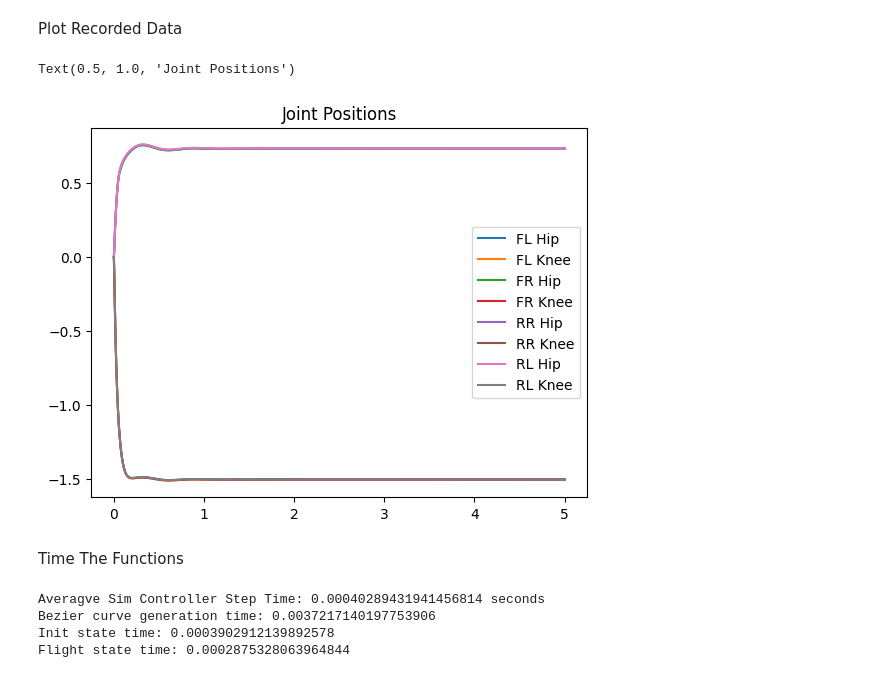
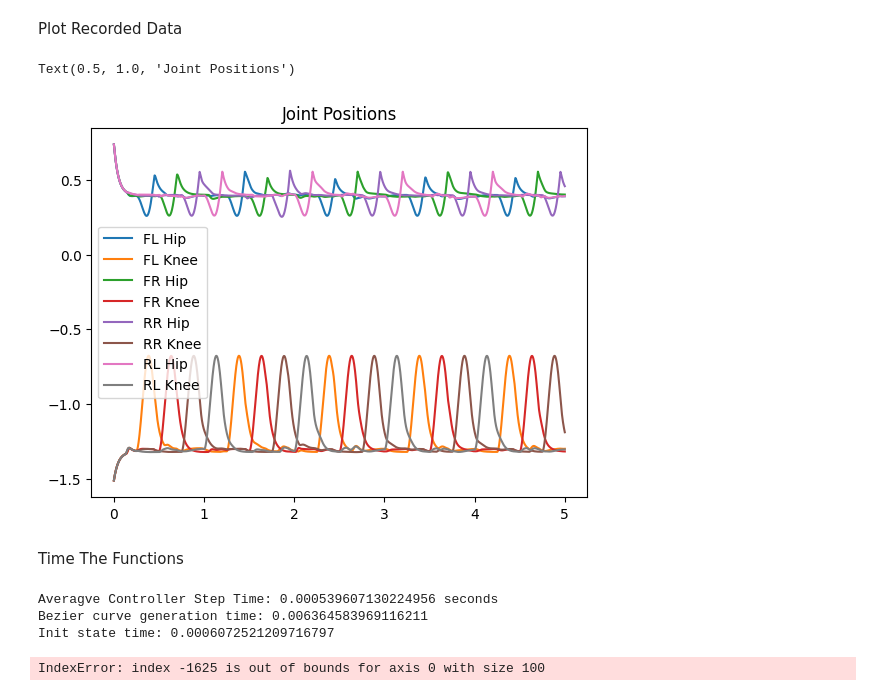
Before and after one commit to jack33001/.vscode, a Jupyter notebook: main.ipynb, the cells around one changed output. Cells and saved outputs as stored; diff of their text form; code cells hidden in the pictures.

Commit message:
Mr roboto has taken his first steps

```diff
--- a/main.ipynb
+++ b/main.ipynb
@@ -33,7 +34,7 @@ camera.azimuth = 30
 # model configuration
 model.opt.gravity = (0, 0, -9.81)   # set simulation gravity
 model.opt.integrator = 3            # select integrator (0 = Euler, 1 = implicitfast, 2 = implicit, 3 = rk4)
-model.opt.timestep = .002           # set timestep
+model.opt.timestep = .001           # set timestep
 # %% [markdown]
 ## Define functions for running the robot's controllers
 
@@ -58,6 +59,7 @@ def abs_to_model(abs_pos):
     return mod_pos
 # %%
 # create the controller objects
+gait_scheduler = gs.gait_scheduler()
 fr_leg = con.leg_controller()
 fl_leg = con.leg_controller()
 rr_leg = con.leg_controller()
@@ -69,16 +71,18 @@ def update_controller(model,data):
     curr_pos = model_to_abs(data.qpos[1:])
 
     # run gait scheduling layer
+    gait_scheduler.time = data.time
+    gait_scheduler.fixed_time_walk(fr_leg,fl_leg,rr_leg,rl_leg)
 
     # run leg control layer
     fr_leg.curr_pos = curr_pos[6:8]
     fl_leg.curr_pos = curr_pos[8:10]
     rr_leg.curr_pos = curr_pos[10:12]
     rl_leg.curr_pos = curr_pos[12:14]
-    pd_target[6:8] = fr_leg.run_controller(.5)
-    pd_target[8:10] = fl_leg.run_controller(.5)
-    pd_target[10:12] = rr_leg.run_controller(.5)
-    pd_target[12:14] = rl_leg.run_controller(.5)
+    pd_target[6:8] = fr_leg.run_controller(data.time)
+    pd_target[8:10] = fl_leg.run_controller(data.time)
+    pd_target[10:12] = rr_leg.run_controller(data.time)
+    pd_target[12:14] = rl_leg.run_controller(data.time)
 
     # run PD layer
     current_target = model_to_abs(pd_target)
@@ -115,7 +114,7 @@ framerate = 30  # (Hz)
 # Simulate and display video.
 n_steps = int(duration/model.opt.timestep + 1)
 frames = []
-positions = np.zeros((n_steps,model.nv+1))
+positions = np.zeros((n_steps,model.nv))
 controller_setpoints = np.zeros((n_steps,2))
 controller_time = np.zeros(n_steps)
 time = np.zeros(n_steps)
@@ -131,14 +130,14 @@ for i in tqdm(range(n_steps)):
   controller_time[i] = t.time()-temp
 
   # store any data we need stored
-  positions[i] = data.qpos
+  positions[i] = model_to_abs(data.qpos[1:])
   time[i] = data.time
   controller_setpoints[i] = fr_leg.run_controller(data.time)
   i = i + 1
 
   # render the scene if we're at the correct timestep to have a frame
   if len(frames) < data.time * framerate:
-    camera.azimuth = data.time*75
+    #camera.azimuth = data.time*75
     renderer.update_scene(data,camera)
     pixels = renderer.render()
     frames.append(pixels)
@@ -318,25 +149,25 @@ Plot Recorded Data
 # %%
 '''plt.plot(time,np.array(positions[:,1]),label='Body Free 1')
 plt.plot(time,np.array(positions[:,2]),label='Body Free 2')
 plt.plot(time,np.array(positions[:,3]),label='Body Free 3')
 plt.plot(time,np.array(positions[:,4]),label='Body Free 4')
 plt.plot(time,np.array(positions[:,5]),label='Body Free 5')
 plt.plot(time,np.array(positions[:,6]),label='Body Free 6')'''
-plt.plot(time,np.array(positions[:,7]),label='FL Hip')
-plt.plot(time,np.array(positions[:,8]),label='FL Knee')
-plt.plot(time,np.array(positions[:,9]),label='FR Hip')
-plt.plot(time,np.array(positions[:,10]),label='FR Knee')
-plt.plot(time,np.array(positions[:,11]),label='RR Hip')
-plt.plot(time,np.array(positions[:,12]),label='RR Knee')
-plt.plot(time,np.array(positions[:,13]),label='RL Hip')
-plt.plot(time,np.array(positions[:,14]),label='RL Knee')
+plt.plot(time,np.array(positions[:,6]),label='FL Hip')
+plt.plot(time,np.array(positions[:,7]),label='FL Knee')
+plt.plot(time,np.array(positions[:,8]),label='FR Hip')
+plt.plot(time,np.array(positions[:,9]),label='FR Knee')
+plt.plot(time,np.array(positions[:,10]),label='RR Hip')
+plt.plot(time,np.array(positions[:,11]),label='RR Knee')
+plt.plot(time,np.array(positions[:,12]),label='RL Hip')
+plt.plot(time,np.array(positions[:,13]),label='RL Knee')
 '''plt.plot(time,np.array(controller_setpoints[:,0]),label='Hip Setpoint')
 plt.plot(time,np.array(controller_setpoints[:,1]),label='Knee Setpoint')'''
 plt.legend()
 plt.title("Joint Positions")
 # %% [output]
 Text(0.5, 1.0, 'Joint Positions')
-[figure, old version]
+[figure, new version]
 # %% [markdown]
 Time The Functions
 # %%
@@ -354,7 +185,7 @@ temp = t.time()
 fr_leg.flight(1)
 print(f"Flight state time: {t.time() - temp}")
 # %% [output]
-Averagve Sim Controller Step Time: 0.00040289431941456814 seconds
-Bezier curve generation time: 0.0037217140197753906
-Init state time: 0.0003902912139892578
-Flight state time: 0.0002875328063964844
+Averagve Controller Step Time: 0.000539607130224956 seconds
+Bezier curve generation time: 0.006364583969116211
+Init state time: 0.0006072521209716797
+IndexError: index -1625 is out of bounds for axis 0 with size 100
```
Also changed, not shown: parts of 3 cells of this notebook, 6 other files.
